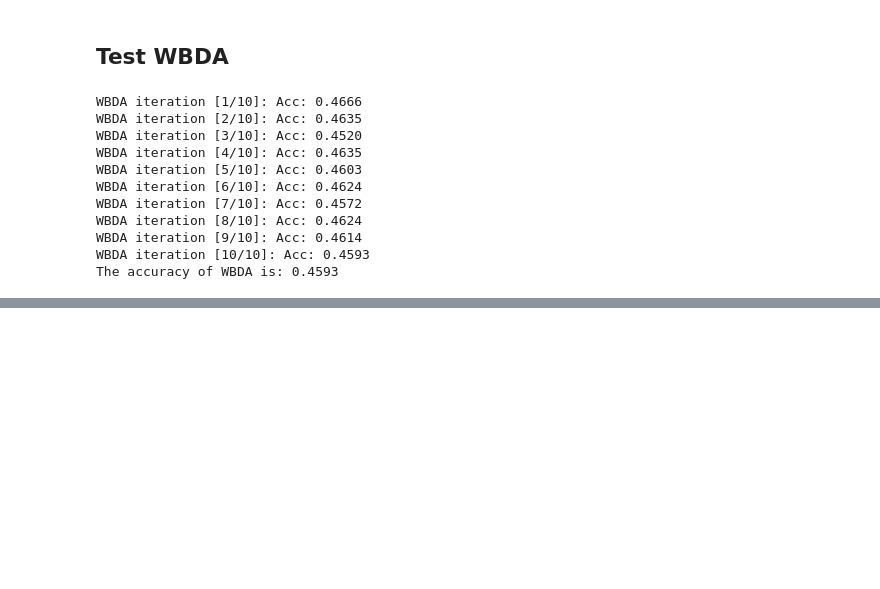
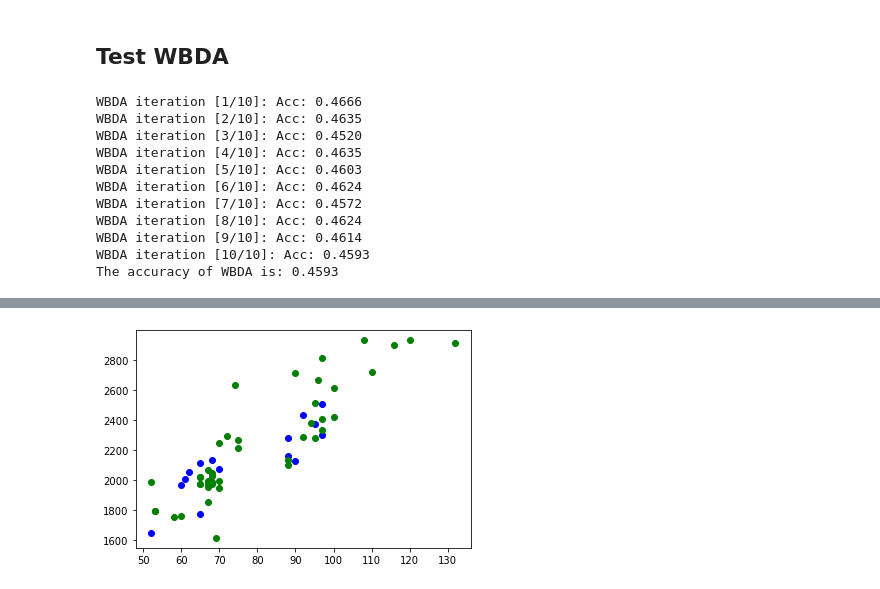
Before and after one commit to Zhou-Zihan/interact-transfer, a Jupyter notebook: 新建文件夹/Traditional_transfer_learning.ipynb, the cells around one changed output, grey strips where cells are left out. Drawn from its saved outputs; the diff is of its cells as text; code cells hidden in the pictures; blank space fills up the shorter version.

```diff
--- a/新建文件夹/Traditional_transfer_learning.ipynb
+++ b/新建文件夹/Traditional_transfer_learning.ipynb
@@ -158,7 +158,7 @@ class BDA:
             N = 0
             M0 = e * e.T * C
             if Y_tar_pseudo is not None and len(Y_tar_pseudo) == nt:
-                for c in range(1, C + 1):
+                for c in range(0, C):
                     e = np.zeros((n, 1))
                     Ns = len(Ys[np.where(Ys == c)])
                     Nt = len(Y_tar_pseudo[np.where(Y_tar_pseudo == c)])
@@ -194,6 +194,8 @@ class BDA:
             a, b = np.linalg.multi_dot(
                 [K, M, K.T]) + self.lamb * np.eye(n_eye), np.linalg.multi_dot([K, H, K.T])
             w, V = scipy.linalg.eig(a, b)
+            w = w.real
+            V = V.real
             ind = np.argsort(w)
             A = V[:, ind[:self.dim]]
             Z = np.dot(A.T, K)
@@ -260,0 +306,8 @@ The accuracy of WBDA is: 0.4593
+# %%
+# tca = TCA(kernel_type='linear', dim=15, lamb=1, gamma=1)
+# acc, ypre = tca.fit_predict(Xs, Ys, Xt, Yt)
+# print(f'The accuracy of TCA is: {acc:.4f}')
+
+bda = BDA(kernel_type='primal', dim=10, lamb=1, mu=0.5, mode='BDA', gamma=1, estimate_mu=False)
+acc, ypre, list_acc = bda.fit_predict(Xs, Ys, Xt, Yt)
+print(f'The accuracy of BDA is: {acc:.4f}')
@@ -260,0 +367,9 @@ The accuracy of WBDA is: 0.4593
+# %%
+data1 = data_target[ypre==1]
+data2 = data_target[ypre==0]
+import matplotlib.pyplot as plt
+plt.scatter(data1['Horsepower'], data1['Weight'],c='b')
+plt.scatter(data2['Horsepower'], data2['Weight'],c='g')
+plt.show()
+# %% [output]
+[figure, added]
```
Also changed, not shown: parts of 12 cells of this notebook, 42 other files.
